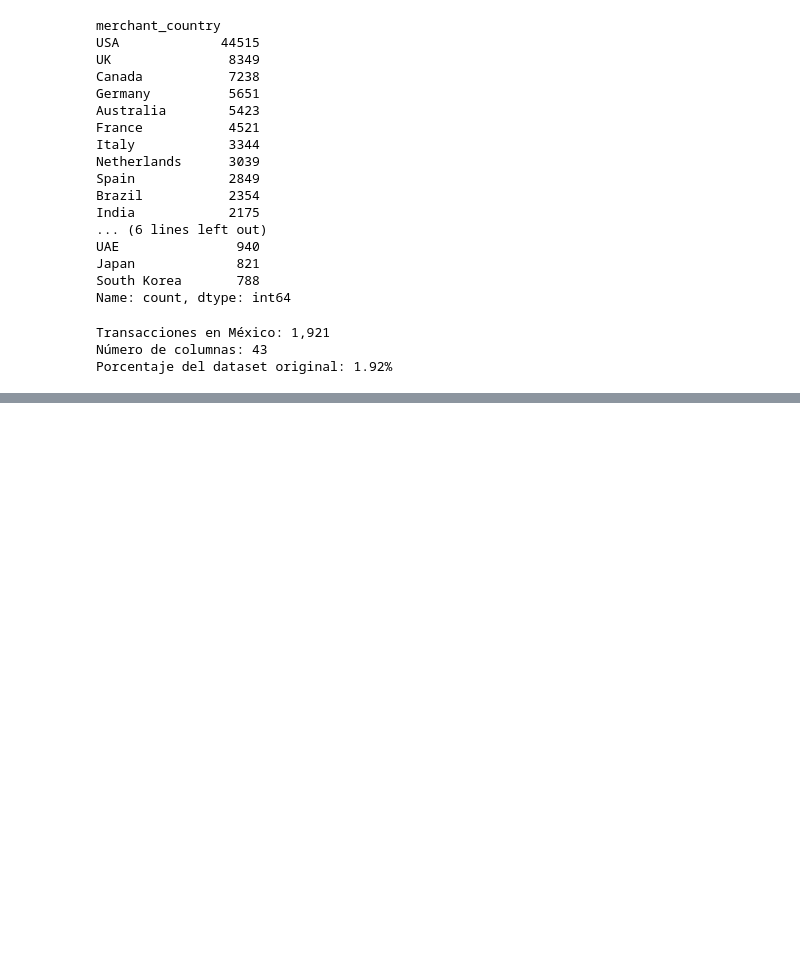
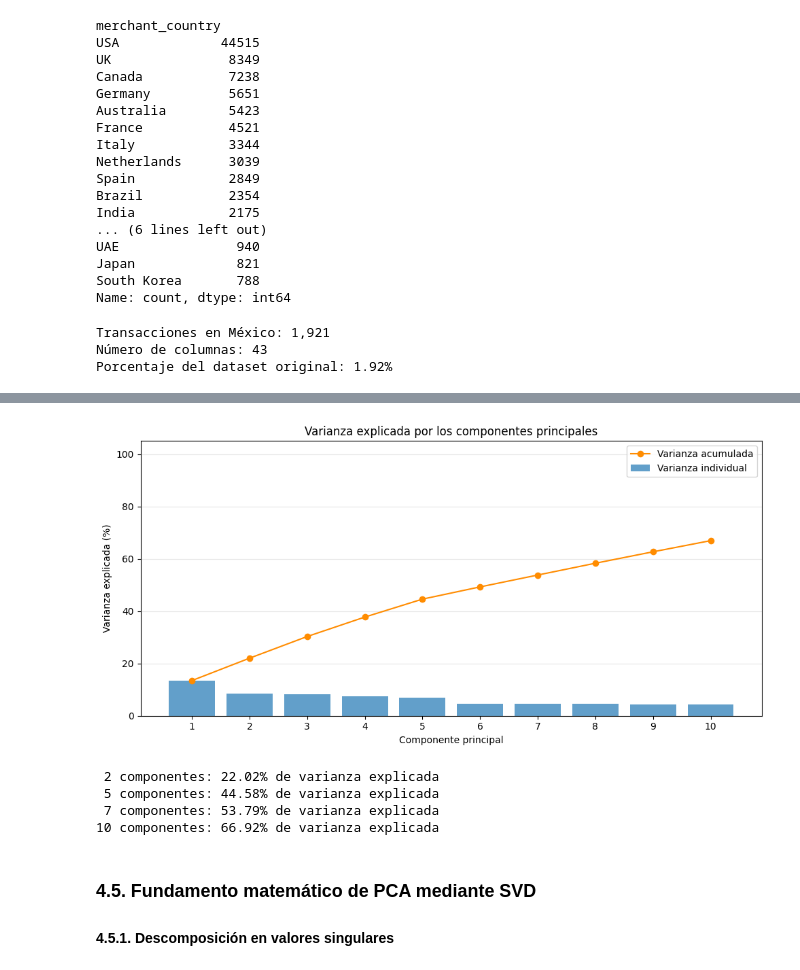
Before and after one commit to IvanSotomyor/financial_fraud_detector, a Jupyter notebook: notebooks/main.ipynb, the cells around one changed output, grey strips where cells are left out. Saved outputs shown, nothing was run; the diff lists cells and outputs as text; code cells hidden in the pictures; blank space fills up the shorter version.

```diff
--- a/notebooks/main.ipynb
+++ b/notebooks/main.ipynb
@@ -186,0 +447,16 @@ Porcentaje del dataset original: 1.92%
+# %%
+df_varianza = pd.DataFrame({
+    "componente": [
+        f"PC{i+1}" for i in range(N_COMPONENTS)
+    ],
+    "valor_singular": pca.singular_values_,
+    "valor_propio": pca.explained_variance_,
+    "varianza_explicada_pct": (
+        pca.explained_variance_ratio_ * 100
+    ),
+    "varianza_acumulada_pct": (
+        np.cumsum(pca.explained_variance_ratio_) * 100
+    )
+})
+
+display(df_varianza.round(4))
@@ -186,0 +475,50 @@ Porcentaje del dataset original: 1.92%
+# %%
+fig, ax = plt.subplots(figsize=(10, 5))
+
+componentes = np.arange(1, N_COMPONENTS + 1)
+
+ax.bar(
+    componentes,
+    df_varianza["varianza_explicada_pct"],
+    alpha=0.7,
+    label="Varianza individual"
+)
+
+ax.plot(
+    componentes,
+    df_varianza["varianza_acumulada_pct"],
+    marker="o",
+    color="darkorange",
+    label="Varianza acumulada"
+)
+
+ax.set_title("Varianza explicada por los componentes principales")
+ax.set_xlabel("Componente principal")
+ax.set_ylabel("Varianza explicada (%)")
+ax.set_xticks(componentes)
+ax.set_ylim(0, 105)
+ax.legend()
+ax.grid(axis="y", alpha=0.3)
+
+plt.tight_layout()
+plt.show()
+# %% [output]
+[figure, added]
+# %%
+def varianza_explicada(k):
+    return pca.explained_variance_ratio_[:k].sum() * 100
+
+
+for k in [2, 5, 7, 10]:
+    print(
+        f"{k:2} componentes: "
+        f"{varianza_explicada(k):.2f}% de varianza explicada"
+    )
+# %% [output]
+ 2 componentes: 22.02% de varianza explicada
+ 5 componentes: 44.58% de varianza explicada
+ 7 componentes: 53.79% de varianza explicada
+10 componentes: 66.92% de varianza explicada
+# %% [markdown]
+### 4.5. Fundamento matemático de PCA mediante SVD
+#### 4.5.1. Descomposición en valores singulares
```
Also changed, not shown: parts of 100 cells of this notebook.
